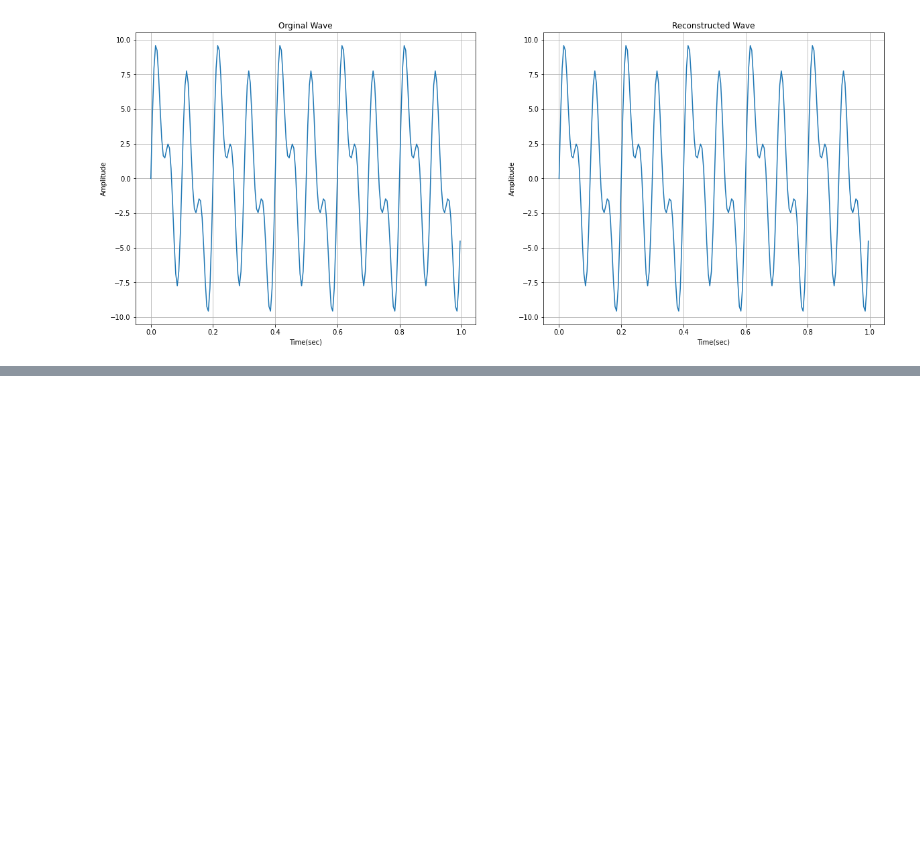
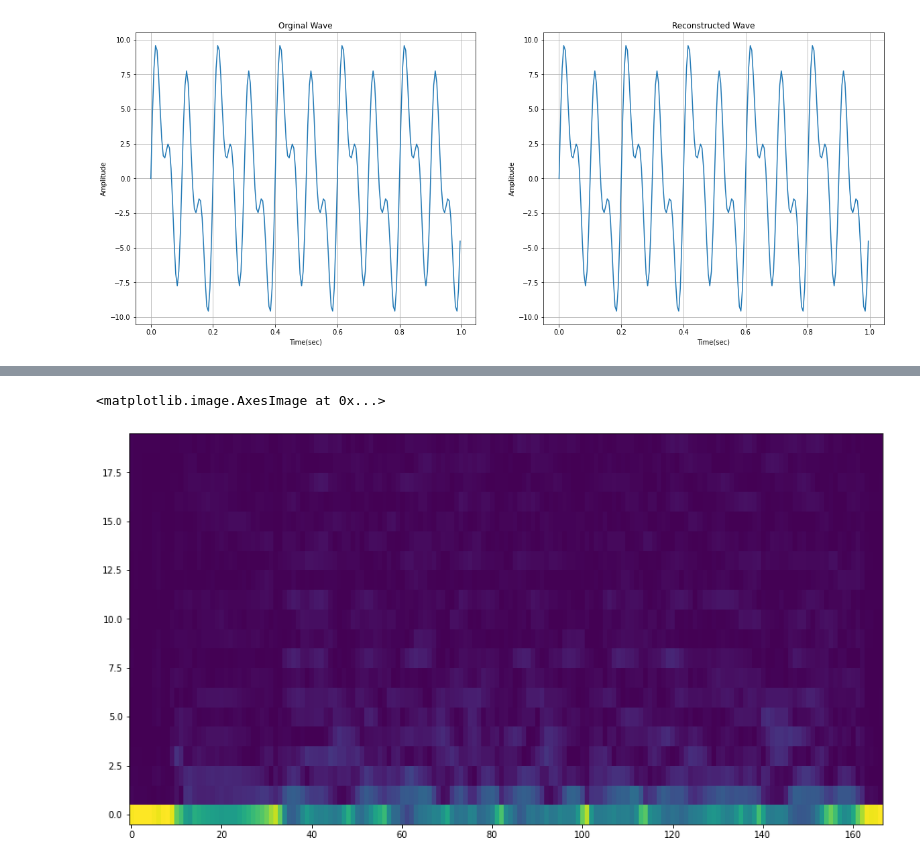
Before and after one commit to ftyers/iu-hse-asr-workshop, a Jupyter notebook: notebooks/Audio_Processing.ipynb, the cells around one changed output, grey strips where cells are left out. Drawn from its saved outputs; the diff is of its cells as text; code cells hidden in the pictures; blank space fills up the shorter version.

```diff
--- a/notebooks/Audio_Processing.ipynb
+++ b/notebooks/Audio_Processing.ipynb
@@ -186,0 +216,12 @@ plt.imshow(sp[:,:], origin='lower', aspect='auto', cmap = "PuBu_r")
+# %%
+def MFCC(audio, fs):
+    mfcc = librosa.feature.mfcc(audio, fs)
+    return mfcc
+
+audio, fs = librosa.load('../audio/250.wav')
+mfcc = MFCC(audio, fs)
+plt.figure(figsize=(15, 8))
+plt.imshow(np.abs(mfcc[:,:]), origin='lower', aspect='auto')
+# %% [output]
+<matplotlib.image.AxesImage at 0x...>
+[figure, added]
```
Also changed, not shown: parts of 9 cells of this notebook.
